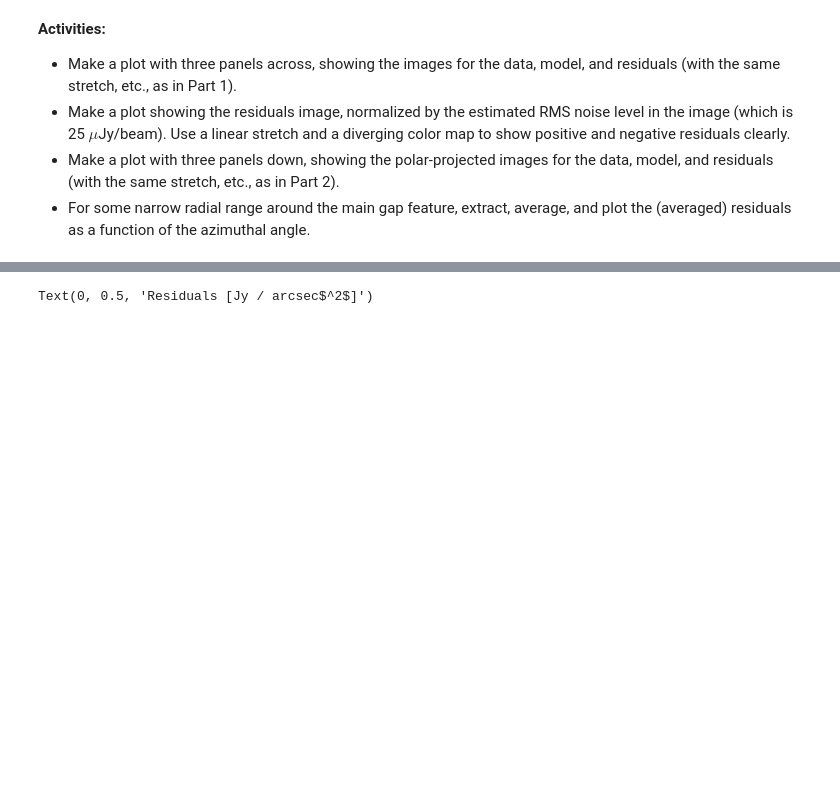
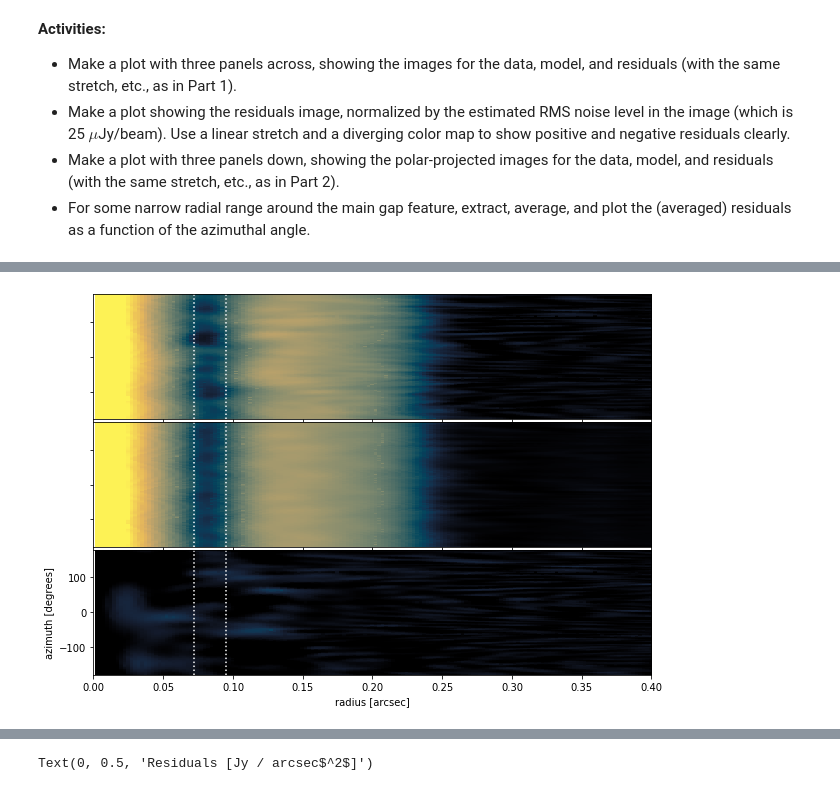
Before and after one commit to seanandrews/DSHARP_CPDs, a Jupyter notebook: ProjectPageweek5.ipynb, the cells around one changed output, grey strips where cells are left out. Cells and saved outputs as stored; diff of their text form; code cells hidden in the pictures; blank space fills up the shorter version.

```diff
--- a/ProjectPageweek5.ipynb
+++ b/ProjectPageweek5.ipynb
@@ -241 +390,55 @@ cb.set_label('surface brightness [mJy / beam]', rotation=270, labelpad=17)
+# %%
+rbins = np.linspace(0.001, 0.5, 200)    # in arcseconds
+tbins = np.linspace(-180, 180, 181)     # in degrees
+
+deproj_data = razmap(dimage, rbins, tbins)
+deproj_model = razmap(mimage, rbins, tbins)
+deproj_resid = razmap(rimage, rbins, tbins)
+
+rtmap_bounds = (rbins.min(), rbins.max(), tbins.min(), tbins.max())
+
+# set the radius and azimuth ranges you want to show
+t_lims = [-180, 180]
+r_lims = [0, 0.4]
+
+# now define the color-map, intensity limits, and stretch
+cmap = cmr.eclipse
+vmin, vmax = -0.03, 2    # these are in mJy/beam units
+norm = ImageNormalize(vmin=vmin, vmax=vmax, stretch=AsinhStretch())
+
+# set up and plot the images on the specified scale
+fig, axs = plt.subplots(nrows=3, figsize=(10, 7))
+
+ax = axs[0]
+im = ax.imshow(1e3*deproj_data.razmap, origin='lower', cmap=cmap, extent=rtmap_bounds, norm=norm, aspect='auto')
+ax.set_xlim(r_lims)
+ax.set_ylim(t_lims)
+ax.set_xticklabels([])
+ax.set_yticklabels([])
+ax.plot([0.072, 0.072], [-180, 180], ':w')
+ax.plot([0.095, 0.095], [-180, 180], ':w')
+
+ax = axs[1]
+im = ax.imshow(1e3*deproj_model.razmap, origin='lower', cmap=cmap, extent=rtmap_bounds, norm=norm, aspect='auto')
+ax.set_xlim(r_lims)
+ax.set_ylim(t_lims)
+ax.set_xticklabels([])
+ax.set_yticklabels([])
+ax.plot([0.072, 0.072], [-180, 180], ':w')
+ax.plot([0.095, 0.095], [-180, 180], ':w')
+
+ax = axs[2]
+im = ax.imshow(1e3*deproj_resid.razmap, origin='lower', cmap=cmap, extent=rtmap_bounds, norm=norm, aspect='auto')
+ax.set_xlim(r_lims)
+ax.set_ylim(t_lims)
+ax.plot([0.072, 0.072], [-180, 180], ':w')
+ax.plot([0.095, 0.095], [-180, 180], ':w')
+
+
+ax.set_ylabel('azimuth [degrees]')
+ax.set_xlabel('radius [arcsec]')
+
+fig.subplots_adjust(wspace=0., hspace=0.02)
+# %% [output]
+[figure, added]
 # %%
```
Also changed, not shown: parts of 8 cells of this notebook.
